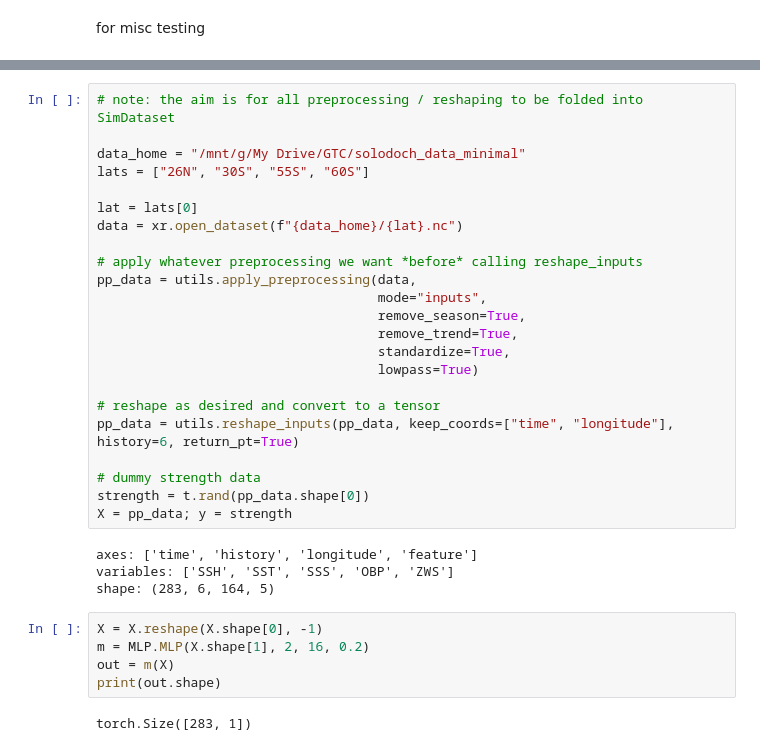
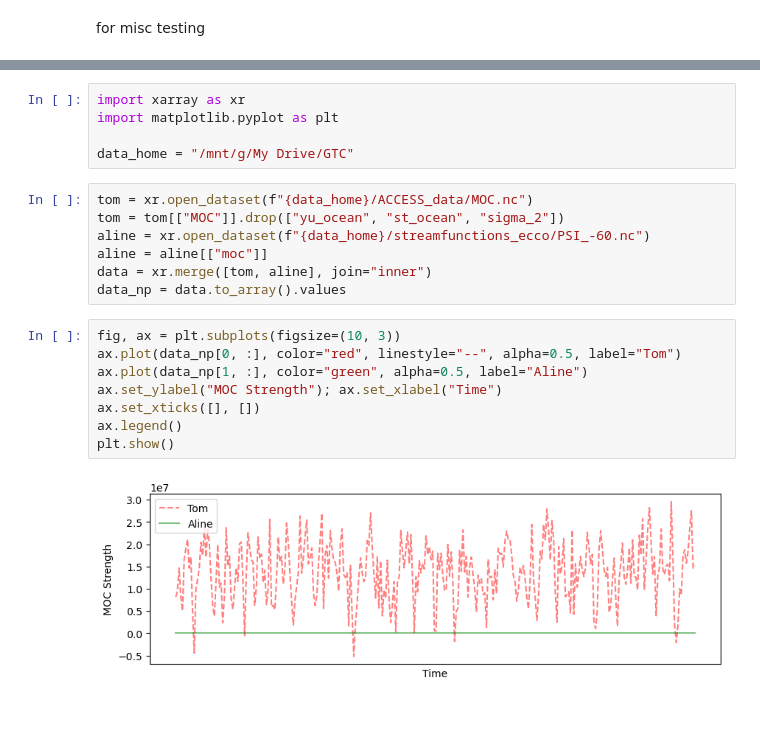
Before and after one commit to ai4er-cdt/OTP, a Jupyter notebook: notebooks/sandbox.ipynb, the cells around one changed output, grey strips where cells are left out. Drawn from its saved outputs; the diff is of its cells as text; blank space fills up the shorter version.

```diff
--- a/notebooks/sandbox.ipynb
+++ b/notebooks/sandbox.ipynb
@@ -17,34 +3,22 @@ device = "cuda" if t.cuda.is_available() else "cpu"
-# %%
-# note: the aim is for all preprocessing / reshaping to be folded into SimDataset
-
-data_home = "/mnt/g/My Drive/GTC/solodoch_data_minimal"
-lats = ["26N", "30S", "55S", "60S"]
-
-lat = lats[0]
-data = xr.open_dataset(f"{data_home}/{lat}.nc")
-
-# apply whatever preprocessing we want *before* calling reshape_inputs
-pp_data = utils.apply_preprocessing(data,
-                                    mode="inputs",
-                                    remove_season=True,
-                                    remove_trend=True,
-                                    standardize=True,
-                                    lowpass=True)
-
-# reshape as desired and convert to a tensor
-pp_data = utils.reshape_inputs(pp_data, keep_coords=["time", "longitude"], history=6, return_pt=True)
-
-# dummy strength data
-strength = t.rand(pp_data.shape[0])
-X = pp_data; y = strength
-# %% [output]
-axes: ['time', 'history', 'longitude', 'feature']
-variables: ['SSH', 'SST', 'SSS', 'OBP', 'ZWS']
-shape: (283, 6, 164, 5)
-# %%
-X = X.reshape(X.shape[0], -1)
-m = MLP.MLP(X.shape[1], 2, 16, 0.2)
-out = m(X)
-print(out.shape)
-# %% [output]
-torch.Size([283, 1])
+# %%
+import xarray as xr
+import matplotlib.pyplot as plt
+
+data_home = "/mnt/g/My Drive/GTC"
+# %%
+tom = xr.open_dataset(f"{data_home}/ACCESS_data/MOC.nc")
+tom = tom[["MOC"]].drop(["yu_ocean", "st_ocean", "sigma_2"])
+aline = xr.open_dataset(f"{data_home}/streamfunctions_ecco/PSI_-60.nc")
+aline = aline[["moc"]]
+data = xr.merge([tom, aline], join="inner")
+data_np = data.to_array().values
+# %%
+fig, ax = plt.subplots(figsize=(10, 3))
+ax.plot(data_np[0, :], color="red", linestyle="--", alpha=0.5, label="Tom")
+ax.plot(data_np[1, :], color="green", alpha=0.5, label="Aline")
+ax.set_ylabel("MOC Strength"); ax.set_xlabel("Time")
+ax.set_xticks([], [])
+ax.legend()
+plt.show()
+# %% [output]
+[figure, added]
```
Also changed, not shown: parts of 3 cells of this notebook, 2 other files.
